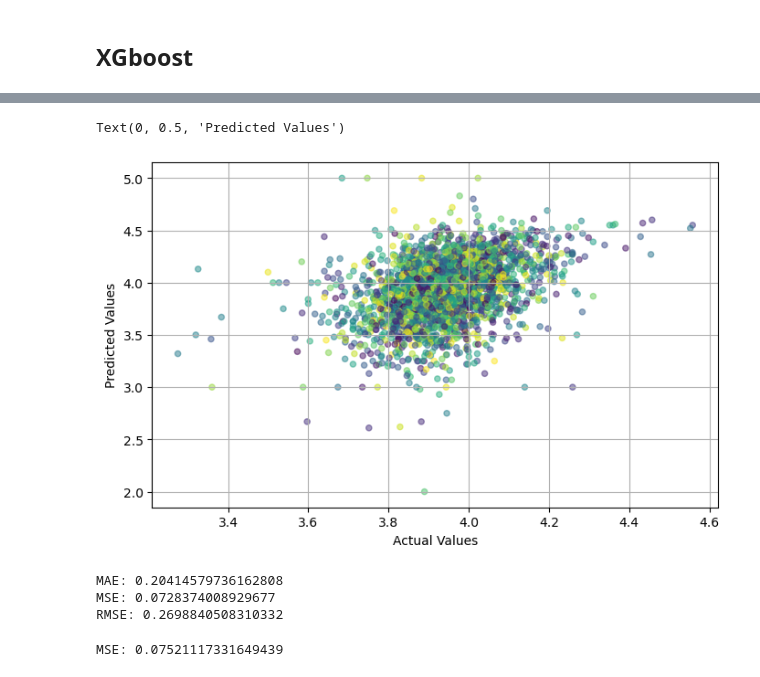
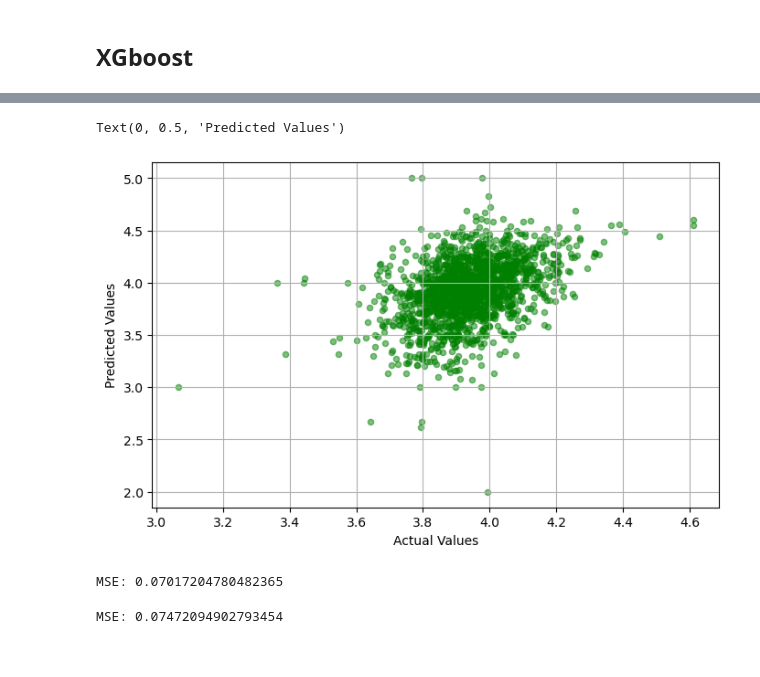
Before and after one commit to ENWEIZHOU/book_rating_predictor, a Jupyter notebook: BookRatingPredictions.ipynb, the cells around one changed output, grey strips where cells are left out. Cells and saved outputs as stored; diff of their text form; code cells hidden in the pictures.

```diff
--- a/BookRatingPredictions.ipynb
+++ b/BookRatingPredictions.ipynb
@@ -597,7 +597,7 @@ Mode of num_pages: 0    288.0
 dtype: float64
 # %%
 #first convert 0 into null
-data.num_pages = data.num_pages.replace(0, np.nan)
+data.num_pages = data.num_pages.replace(0, None)
 #then replace them by mode of num_pages
 data.num_pages.fillna(data_series.mode()[0], inplace=True)
 # %%
@@ -641,10 +641,12 @@ data.head(5)
 #### encoding string to numerical
 # %%
 from sklearn.preprocessing import LabelEncoder
-#encode title column
 le = LabelEncoder()
-data['title_encoding']=le.fit_transform(data['title'])
-#data['title'] = le.fit_transform(data['title'])
+#enc = OrdinalEncoder()
+#enc.fit(data[['language_code']])
+#data[['language_code']] = enc.fit_transform(data[['language_code']])
+#data['authors_encoding'] = le.fit_transform(data['authors'])
+#data['publisher_encoding'] = le.fit_transform(data['publisher'])
 # %%
 #encode authors column
 #data['authors'] = le.fit_transform(data['authors'])
@@ -718,7 +719,7 @@ Name: average_rating, dtype: float64
 # %% [markdown]
 split the train dateset and test dateset from train_data
 # %%
-X_train, X_test, y_train, y_test = train_test_split(X, y, test_size = 0.3, random_state = 10)
+X_train, X_test, y_train, y_test = train_test_split(X, y, test_size = 0.2, random_state = 10)
 # %% [markdown]
 ## Linear Regression
 # %%
@@ -853,0 +863,21 @@ XGBRegressor(base_score=0.5, booster='gbtree', colsample_bylevel=1,
+# %%
+import xgboost as xgb
+from sklearn.model_selection import GridSearchCV
+
+xgbt = xgb.XGBRegressor(base_score=0.5, booster='gbtree', colsample_bylevel=1,
+                        colsample_bynode=1, colsample_bytree=1, gamma=0, gpu_id=-1,
+                        importance_type='gain', interaction_constraints='',
+                        learning_rate=0.1, max_delta_step=0, max_depth=5,
+                        min_child_weight=1,monotone_constraints='()',
+                        n_estimators=200, n_jobs=16, num_parallel_tree=1,
+                        random_state=0, reg_alpha=0, reg_lambda=1, scale_pos_weight=1,
+                        subsample=1, tree_method='exact', validate_parameters=1,
+                        verbosity=None)
+xgbt.fit(X_train,y_train)
+#parameters = {
+#    'max_depth': [5,10,15,20,25],
+#    'learning_rate': [0.001, 0.01, 0.02, 0.1, 0.2, 1.0],
+#    'n_estimators': [10, 50, 100, 200]
+#}
+#grad_rf = GridSearchCV(xgbt, parameters, refit=True, cv=10)
+#grad_rf.fit(X_train, y_train)
@@ -871,25 +924,25 @@ pred.head(10)
 # %%
 #plot predicted and actual value
 plt.figure(num=None, figsize=(8, 5), dpi=100)
-colors = np.random.rand(2729),
-plt.scatter(xgbt_pre,y_test,s= 20.0,c=colors,alpha= 0.5)
+#colors = np.random.rand(1819),
+plt.scatter(xgbt_pre,y_test,s= 20.0,c='g',alpha= 0.5)
 plt.grid(True)
 plt.xlabel("Actual Values")
 plt.ylabel("Predicted Values")
+#print('MSE:', metrics.mean_squared_error(y_test, xgbt_pre))#均方误差
+#print('CV_MSE:', metrics.mean_squared_error(y, rf_cv_pre))#均方误差
 # %% [output]
 Text(0, 0.5, 'Predicted Values')
-[figure, old version]
+[figure, new version]
 # %%
-print('MAE:', metrics.mean_absolute_error(y_test, xgbt_pre))#平均绝对误差
+#print('MAE:', metrics.mean_absolute_error(y_test, xgbt_pre))#平均绝对误差
 print('MSE:', metrics.mean_squared_error(y_test, xgbt_pre))#均方误差
-print('RMSE:', np.sqrt(metrics.mean_squared_error(y_test, xgbt_pre)))#均方根误差
+#print('RMSE:', np.sqrt(metrics.mean_squared_error(y_test, xgbt_pre)))#均方根误差
 # %% [output]
-MAE: 0.20414579736162808
-MSE: 0.0728374008929677
-RMSE: 0.2698840508310332
+MSE: 0.07017204780482365
 # %%
 #using cross-validation
-rf_cv_pre = cross_val_predict(xgbt,X,y,cv=10)
-print('MSE:', metrics.mean_squared_error(y, rf_cv_pre))#均方误差
+xgb_cv_pre = cross_val_predict(xgbt,X,y,cv=10)
+print('MSE:', metrics.mean_squared_error(y, xgb_cv_pre))#均方误差
 # %% [output]
-MSE: 0.07521117331649439
+MSE: 0.07472094902793454
```
Also changed, not shown: parts of 42 cells of this notebook.
